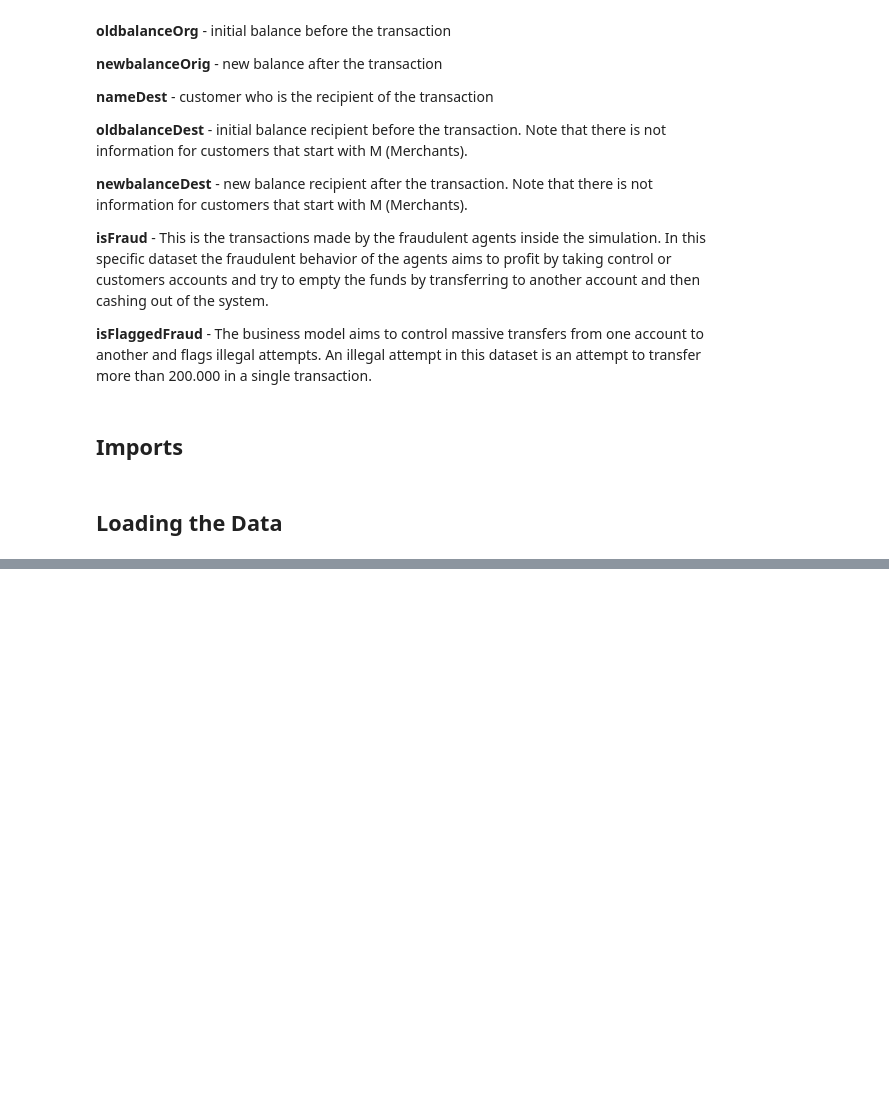
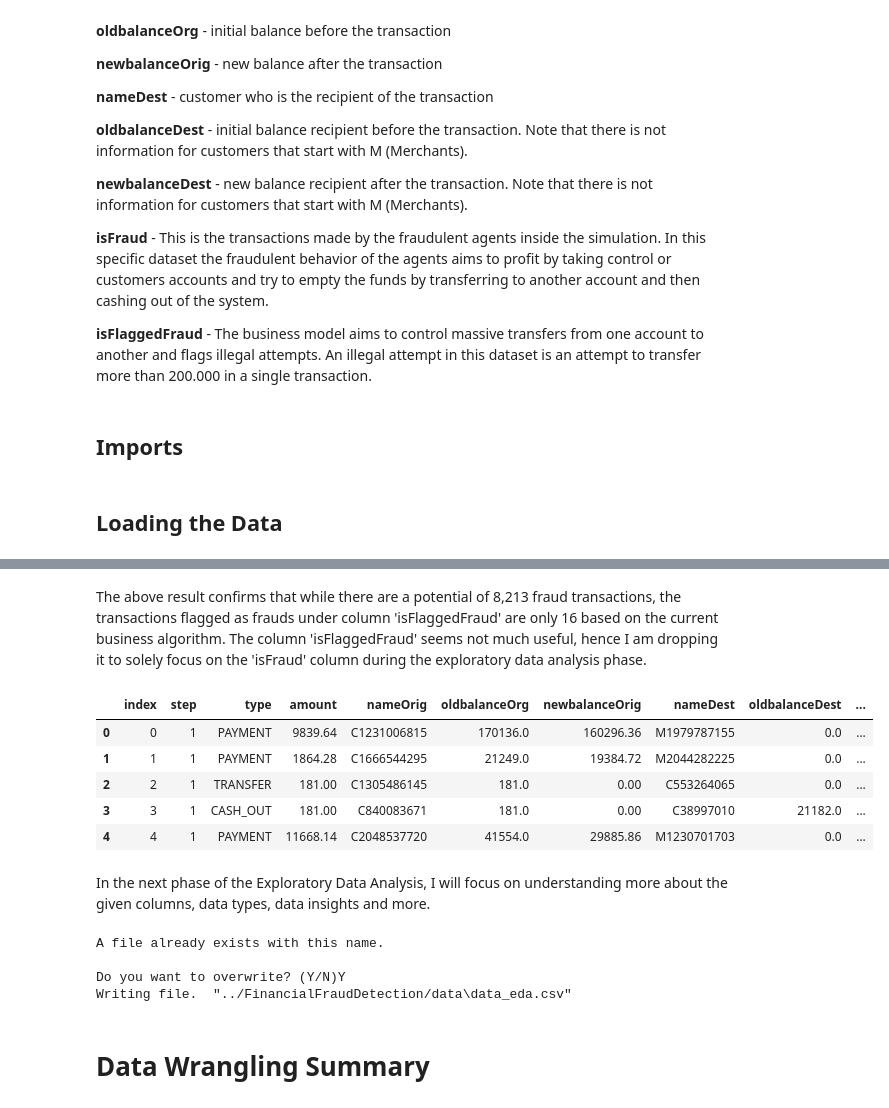
Before and after one commit to jayguptacal/BankingAndInvestments, a Jupyter notebook: FinancialFraudDetection/Financial_Frauds_DataWrangling.ipynb, the cells around one changed output, grey strips where cells are left out. Cells and saved outputs as stored; diff of their text form; code cells hidden in the pictures; blank space fills up the shorter version.

```diff
--- a/FinancialFraudDetection/Financial_Frauds_DataWrangling.ipynb
+++ b/FinancialFraudDetection/Financial_Frauds_DataWrangling.ipynb
@@ -69,6 +69,14 @@ import os
 from library.sb_utils import save_file
 
 import missingno as msno
+
+# dataframe display settings
+pd.set_option('display.max_rows', None)
+pd.set_option('display.max_columns', None)
+
+# ignoring warnings
+import warnings
+warnings.filterwarnings("ignore", category=DeprecationWarning)
 # %% [markdown]
 ## Loading the Data<a id='1.4_Loading_Data'></a>
 # %%
@@ -76,0 +198,29 @@ findata = pd.read_csv('../FinancaialFraudDetection/raw-data/PS_20174392719_14912
+# %% [markdown]
+The above result confirms that while there are a potential of 8,213 fraud transactions, the transactions flagged as frauds under column 'isFlaggedFraud' are only 16 based on the current business algorithm. The column 'isFlaggedFraud' seems not much useful, hence I am dropping it to solely focus on the 'isFraud' column during the exploratory data analysis phase.
+# %%
+# Dropping the column 'isFlaggedFraud' from the data
+data.drop('isFlaggedFraud', axis=1, inplace=True)
+data_clean = data.reset_index()
+# %%
+# Checking the clean data
+data_clean.head()
+# %% [output]
+|  | index | step | type | amount | nameOrig | oldbalanceOrg | newbalanceOrig | nameDest | oldbalanceDest | ... |
+| 0 | 0 | 1 | PAYMENT | 9839.64 | C1231006815 | 170136.0 | 160296.36 | M1979787155 | 0.0 | ... |
+| 1 | 1 | 1 | PAYMENT | 1864.28 | C1666544295 | 21249.0 | 19384.72 | M2044282225 | 0.0 | ... |
+| 2 | 2 | 1 | TRANSFER | 181.00 | C1305486145 | 181.0 | 0.00 | C553264065 | 0.0 | ... |
+| 3 | 3 | 1 | CASH_OUT | 181.00 | C840083671 | 181.0 | 0.00 | C38997010 | 21182.0 | ... |
+| 4 | 4 | 1 | PAYMENT | 11668.14 | C2048537720 | 41554.0 | 29885.86 | M1230701703 | 0.0 | ... |
+# %% [markdown]
+In the next phase of the Exploratory Data Analysis, I will focus on understanding more about the given columns, data types, data insights and more.
+# %%
+# Saving the Data Wrangling phase data into a new datafile for further use in the EDA notebook
+datapath = '../FinancialFraudDetection/data'
+save_file(data_clean, 'data_eda.csv', datapath)
+# %% [output]
+A file already exists with this name.
+
+Do you want to overwrite? (Y/N)Y
+Writing file.  "../FinancialFraudDetection/data\data_eda.csv"
+# %% [markdown]
+# Data Wrangling Summary<a id='3.0_Data_Wrangling_Summary'></a>
```
Also changed, not shown: parts of 20 cells of this notebook.
